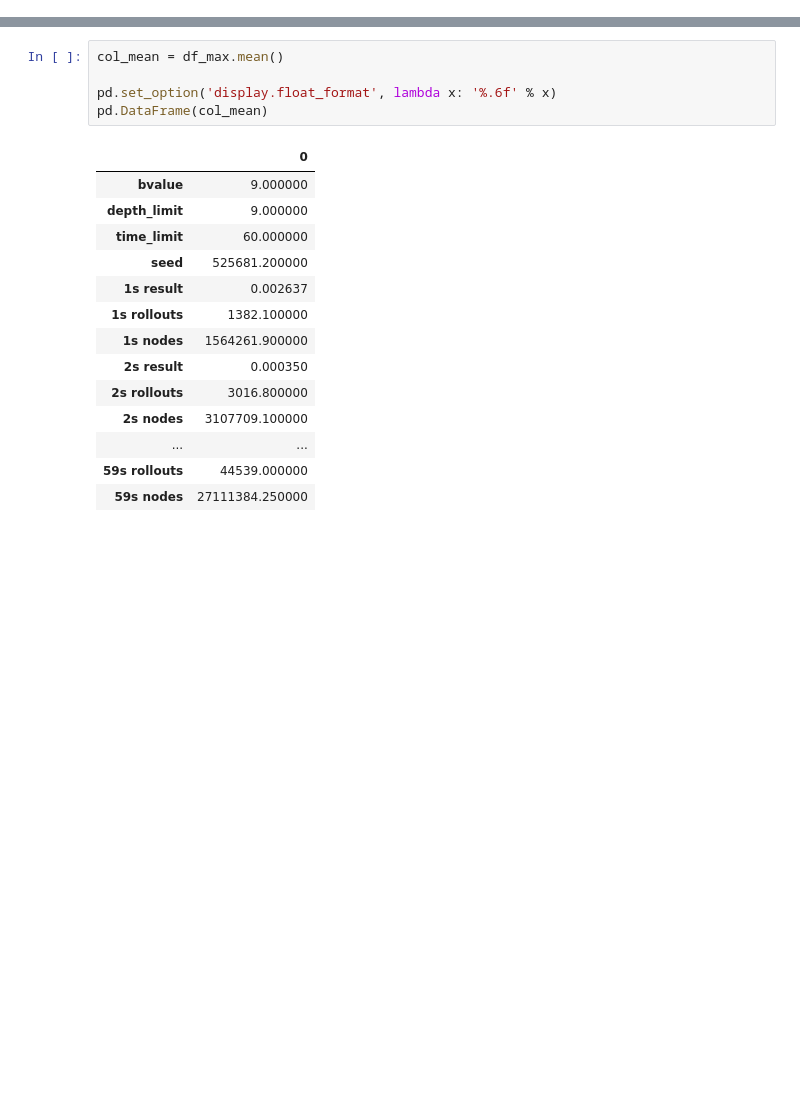
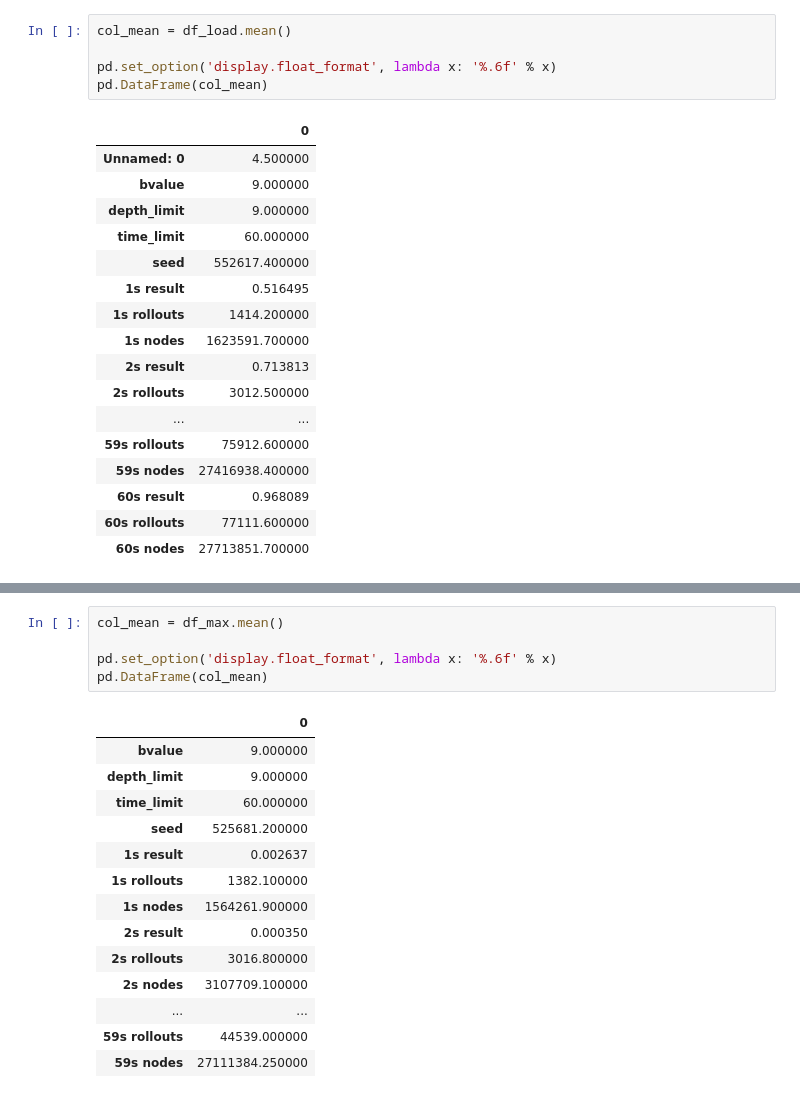
Before and after one commit to fuchen1991/epmc-petl, a Jupyter notebook: experiment.ipynb, the cells around one changed output, grey strips where cells are left out. Saved outputs shown, nothing was run; the diff lists cells and outputs as text; blank space fills up the shorter version.

```diff
--- a/experiment.ipynb
+++ b/experiment.ipynb
@@ -75 +103,24 @@ data_max = run(out_path_min, min_property_file)
+# %%
+col_mean = df_load.mean()
+
+pd.set_option('display.float_format', lambda x: '%.6f' % x)
+pd.DataFrame(col_mean)
+# %% [output]
+|  | 0 |
+| Unnamed: 0 | 4.500000 |
+| bvalue | 9.000000 |
+| depth_limit | 9.000000 |
+| time_limit | 60.000000 |
+| seed | 552617.400000 |
+| 1s result | 0.516495 |
+| 1s rollouts | 1414.200000 |
+| 1s nodes | 1623591.700000 |
+| 2s result | 0.713813 |
+| 2s rollouts | 3012.500000 |
+| ... | ... |
+| 59s rollouts | 75912.600000 |
+| 59s nodes | 27416938.400000 |
+| 60s result | 0.968089 |
+| 60s rollouts | 77111.600000 |
+| 60s nodes | 27713851.700000 |
 # %%
```
Also changed, not shown: parts of 7 cells of this notebook, 2 other files.
